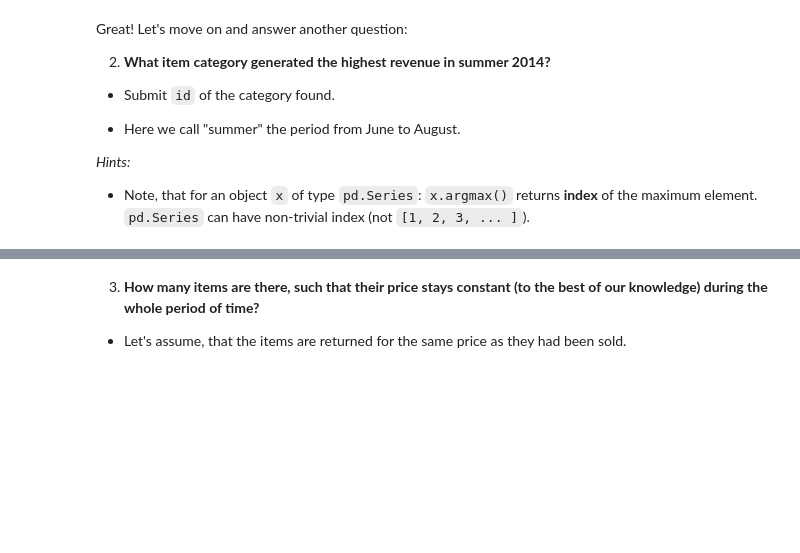
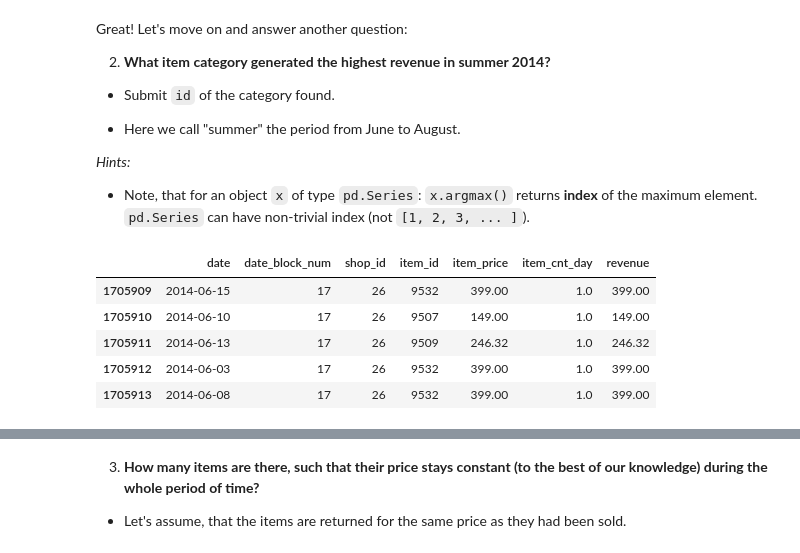
Before and after one commit to Brandon-HY-Lin/coursera_How-to-Win-a-Data-Science-Competition-Learn-from-Top-Kagglers, a Jupyter notebook: Programming assignment, week 1_ Pandas basics/PandasBasics.ipynb, the cells around one changed output, grey strips where cells are left out. Saved outputs shown, nothing was run; the diff lists cells and outputs as text; code cells hidden in the pictures; blank space fills up the shorter version.

```diff
--- a/Programming assignment, week 1_ Pandas basics/PandasBasics.ipynb
+++ b/Programming assignment, week 1_ Pandas basics/PandasBasics.ipynb
@@ -114,3 +132,16 @@ Great! Let's move on and answer another question:
 *Hints:*
 
 * Note, that for an object `x` of type `pd.Series`: `x.argmax()` returns **index** of the maximum element. `pd.Series` can have non-trivial index (not `[1, 2, 3, ... ]`).
+# %%
+transactions['date']= pd.to_datetime(transactions['date'], format='%d.%m.%Y')
+transactions['revenue'] = transactions['item_price'] * transactions['item_cnt_day']
+transactions_r = transactions.loc[(transactions['date'].dt.year == 2014) & (transactions['date'].dt.month >= 6 ) & (transactions['date'].dt.month <= 8 )]
+
+transactions_r.head()
+# %% [output]
+|  | date | date_block_num | shop_id | item_id | item_price | item_cnt_day | revenue |
+| 1705909 | 2014-06-15 | 17 | 26 | 9532 | 399.00 | 1.0 | 399.00 |
+| 1705910 | 2014-06-10 | 17 | 26 | 9507 | 149.00 | 1.0 | 149.00 |
+| 1705911 | 2014-06-13 | 17 | 26 | 9509 | 246.32 | 1.0 | 246.32 |
+| 1705912 | 2014-06-03 | 17 | 26 | 9532 | 399.00 | 1.0 | 399.00 |
+| 1705913 | 2014-06-08 | 17 | 26 | 9532 | 399.00 | 1.0 | 399.00 |
```
Also changed, not shown: parts of 16 cells of this notebook.
